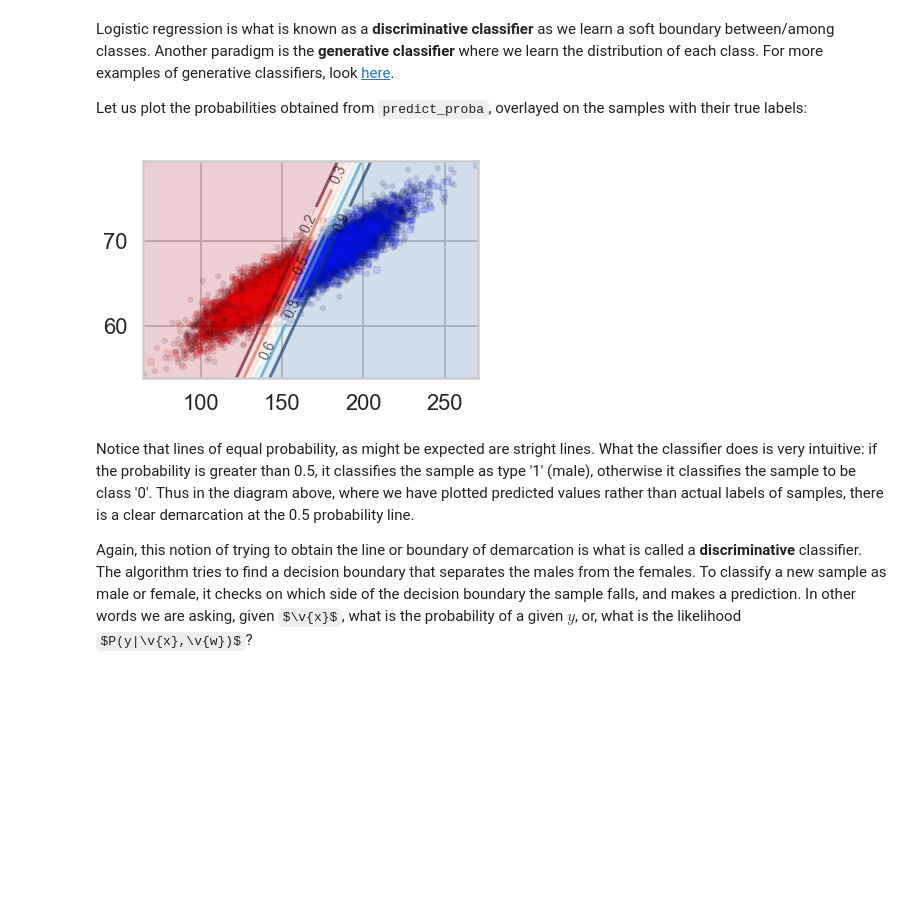
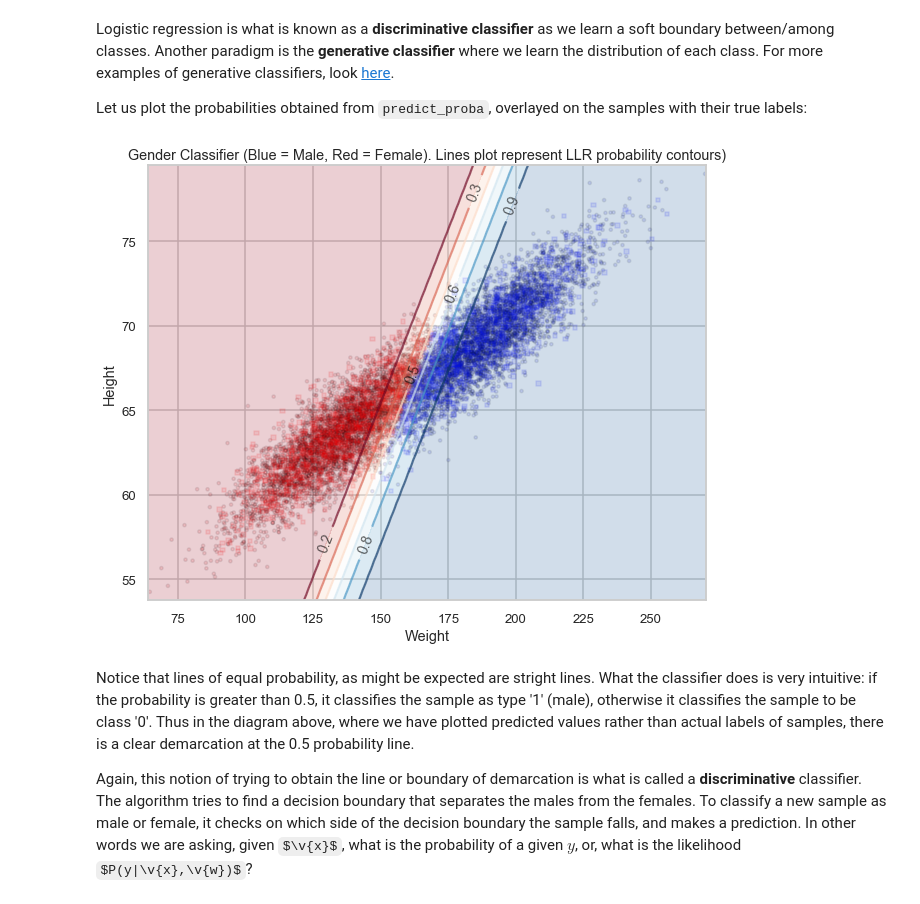
Before and after one commit to shashankvmaiya/Height-Weight-Gender-Classification, a Jupyter notebook: Mini_Project_Logistic_Regression.ipynb, the cells around one changed output. Saved outputs shown, nothing was run; the diff lists cells and outputs as text; code cells hidden in the pictures; some formulas as TeX source; blank space fills up the shorter version.

```diff
--- a/Mini_Project_Logistic_Regression.ipynb
+++ b/Mini_Project_Logistic_Regression.ipynb
@@ -506,11 +505,12 @@ Logistic regression is what is known as a **discriminative classifier** as we le
 
 Let us plot the probabilities obtained from `predict_proba`, overlayed on the samples with their true labels:
 # %%
-plt.figure()
+plt.figure(figsize=(10,8))
 ax = plt.gca()
-points_plot_prob(ax, Xtrain_l, Xtest_l, ytrain_l, ytest_l, clf_l, psize=20, alpha=0.1);
+ax.set(xlabel='Weight', ylabel='Height', title='Gender Classifier (Blue = Male, Red = Female). Lines plot represent LLR probability contours)')
+points_plot_prob(ax, Xtrain_l, Xtest_l, ytrain_l, ytest_l, clf_l, psize=10, alpha=0.1);
 # %% [output]
-[figure, old version]
+[figure, new version]
 # %% [markdown]
 Notice that lines of equal probability, as might be expected are stright lines. What the classifier does is very intuitive: if the probability is greater than 0.5, it classifies the sample as type '1' (male), otherwise it classifies the sample to be class '0'. Thus in the diagram above, where we have plotted predicted values rather than actual labels of samples, there is a clear demarcation at the 0.5 probability line.
 
```
Also changed, not shown: parts of 5 cells of this notebook, 2 other files.
